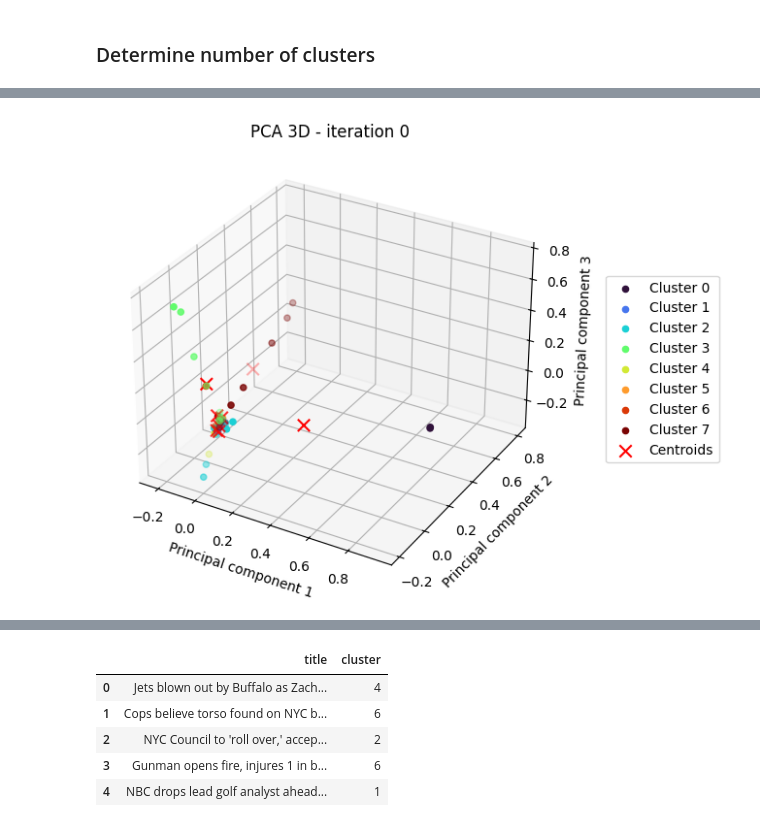
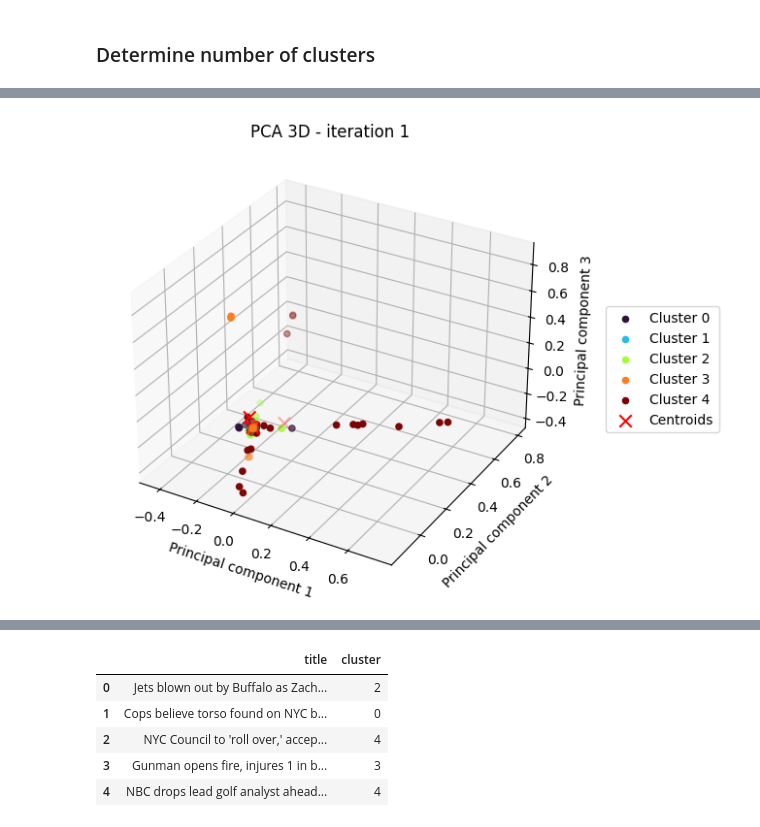
Before and after one commit to davidschep/NewsComparison, a Jupyter notebook: Jupyter_notebook_handin.ipynb, the cells around one changed output, grey strips where cells are left out. Saved outputs shown, nothing was run; the diff lists cells and outputs as text; code cells hidden in the pictures.

```diff
--- a/Jupyter_notebook_handin.ipynb
+++ b/Jupyter_notebook_handin.ipynb
@@ -650,13 +658,13 @@ dataset_paths = ["scraping_data_filtered.csv"]
 # Load data
 data_frames = []
 data = []
-DATA_LIMIT = 52 # how many items to load
+DATA_LIMIT = 100 # how many items to load
 for data_path in dataset_paths:
     data_frames.append(pd.read_csv(os.path.join('./data/', data_path)).head(DATA_LIMIT))
 data = pd.concat(data_frames)
 print(type(data))
-data['date'] = pd.to_datetime(data['date'],format='mixed')
-data = data.drop(['Unnamed: 0', 'year', 'month', 'url'], axis=1, errors='ignore')
+# data['date'] = pd.to_datetime(data['date'],format='mixed')
+data = data.drop(['Unnamed: 0', 'date', 'url'], axis=1, errors='ignore')
 
 if len(data) > 0:
         # display dataframe header
@@ -700,17 +708,17 @@ elbow_method(tfidf_dataframe)
 # %%
-nr_clusters = 8 # Number of clusters
+nr_clusters = 5 # Number of clusters
 
 clustered_data = pd.DataFrame()
 
 data = Cluster_Articles(k=int(nr_clusters), data=data.copy())
 
 if 'cluster' in data:
     # display dataframe header
     print("First 20 entries in data with clusters:")
     display(data[['title', 'cluster']].head(5))
 
     # Save clusters
     # clustered_path = text_area("Path", value="clustered_articles1.csv")
     # data.to_csv(os.path.join("data/", str(clustered_path)))
 # %% [output]
-[figure, old version]
+[figure, new version]
@@ -718,7 +726,7 @@ Clustering: Kmeans has converged! 21:56:20
 First 20 entries in data with clusters:
 |  | title | cluster |
-| 0 | Jets blown out by Buffalo as Zach... | 4 |
-| 1 | Cops believe torso found on NYC b... | 6 |
-| 2 | NYC Council to 'roll over,' accep... | 2 |
-| 3 | Gunman opens fire, injures 1 in b... | 6 |
-| 4 | NBC drops lead golf analyst ahead... | 1 |
+| 0 | Jets blown out by Buffalo as Zach... | 2 |
+| 1 | Cops believe torso found on NYC b... | 0 |
+| 2 | NYC Council to 'roll over,' accep... | 4 |
+| 3 | Gunman opens fire, injures 1 in b... | 3 |
+| 4 | NBC drops lead golf analyst ahead... | 4 |
```
Also changed, not shown: parts of 5 cells of this notebook.
